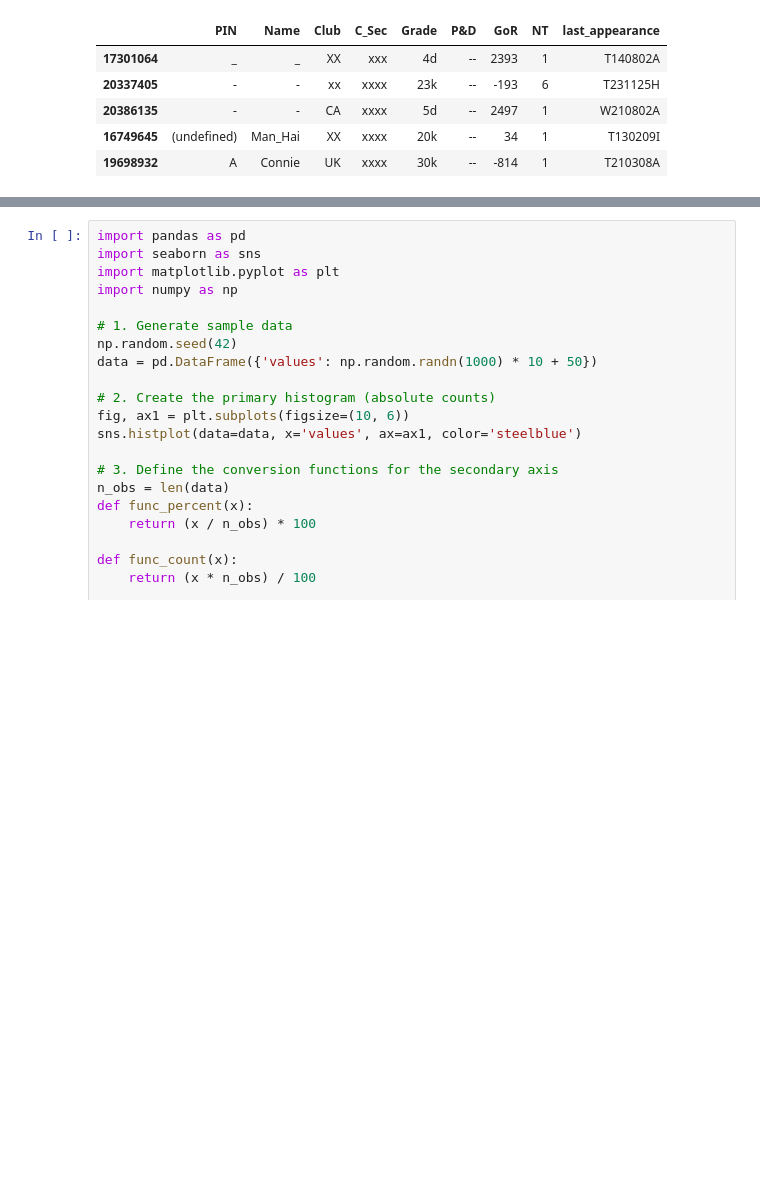
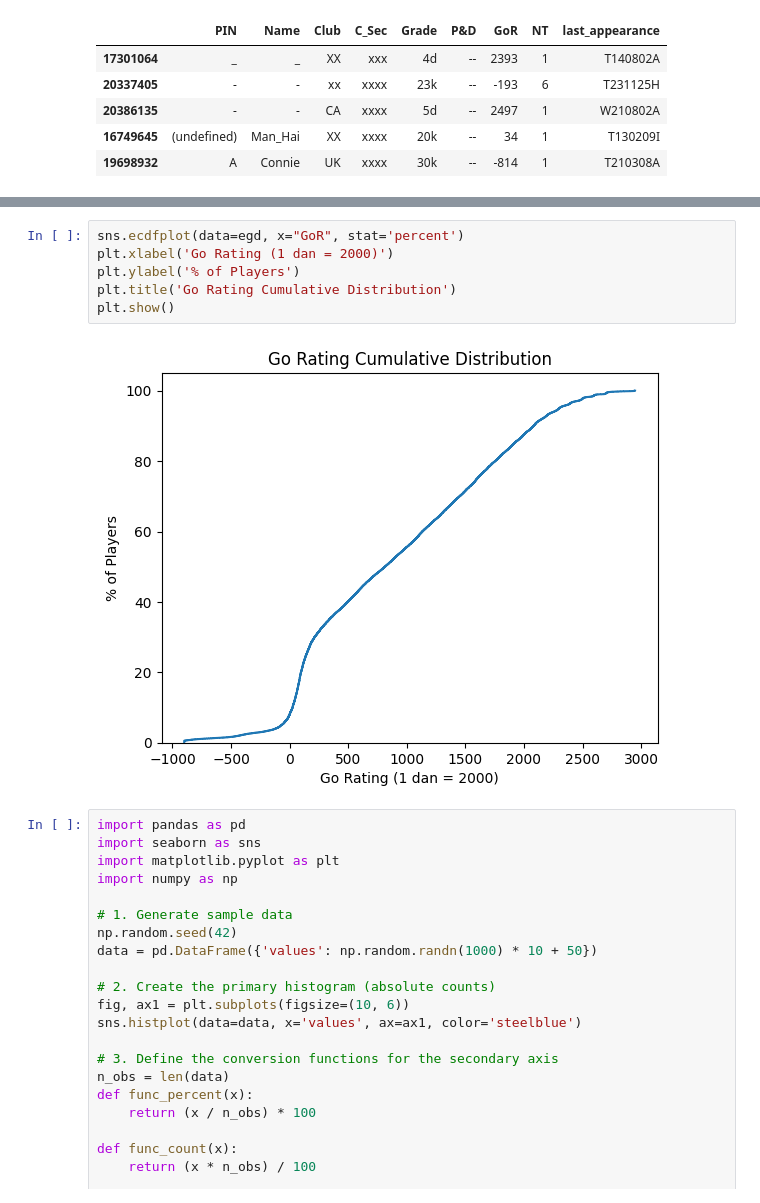
Before and after one commit to psygo/data_playground, a Jupyter notebook: notebooks/egd.ipynb, the cells around one changed output, grey strips where cells are left out. Drawn from its saved outputs; the diff is of its cells as text; blank space fills up the shorter version.

```diff
--- a/notebooks/egd.ipynb
+++ b/notebooks/egd.ipynb
@@ -60,3 +57,11 @@ plt.show()
+# %%
+sns.ecdfplot(data=egd, x="GoR", stat='percent')
+plt.xlabel('Go Rating (1 dan = 2000)')
+plt.ylabel('% of Players')
+plt.title('Go Rating Cumulative Distribution')
+plt.show()
+# %% [output]
+[figure, added]
 # %%
 import pandas as pd
 import seaborn as sns
```
Also changed, not shown: parts of 5 cells of this notebook.
